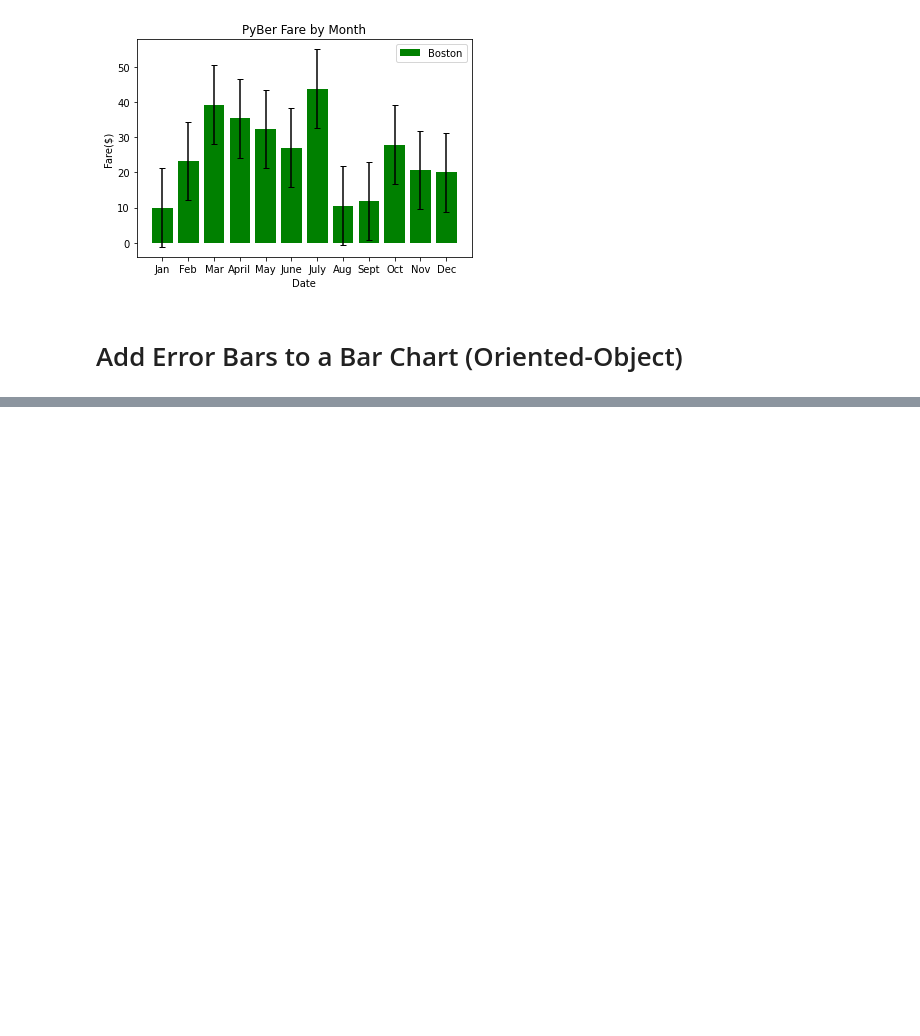
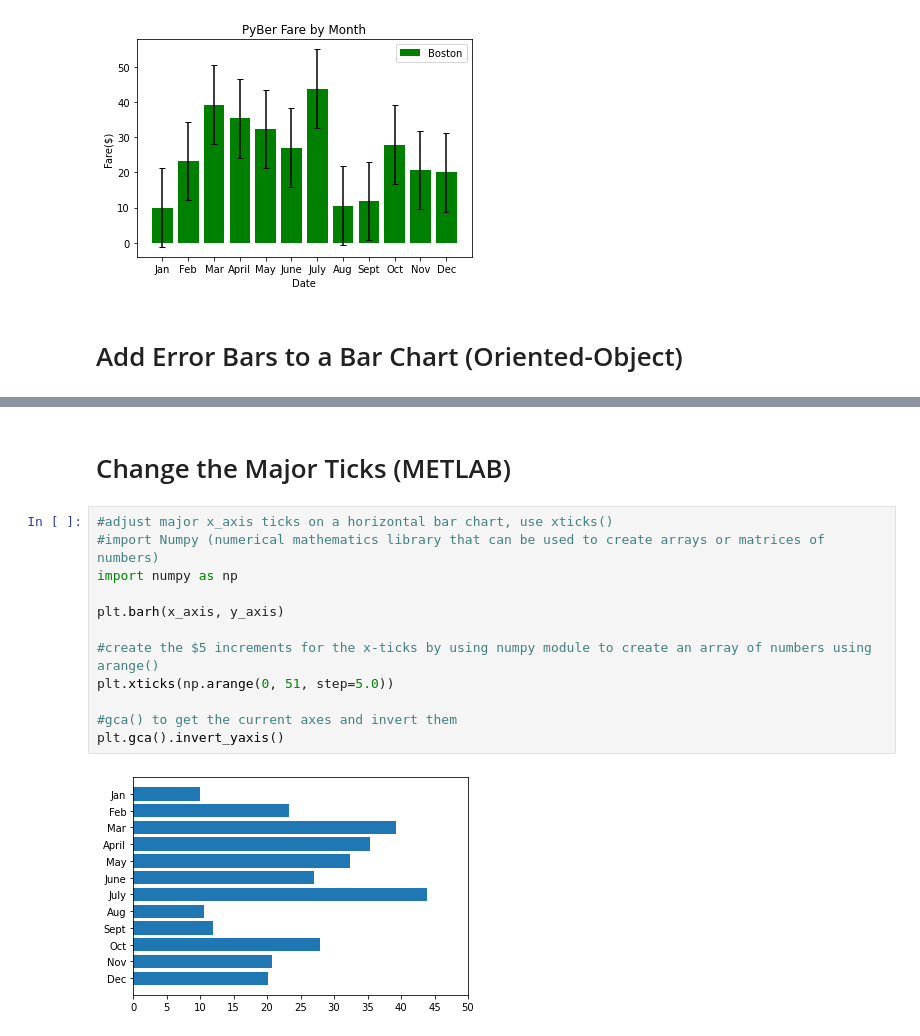
Before and after one commit to piathoi/PyBer_Analysis, a Jupyter notebook: matplotlib_practice2.ipynb, the cells around one changed output, grey strips where cells are left out. Cells and saved outputs as stored; diff of their text form; blank space fills up the shorter version.

```diff
--- a/matplotlib_practice2.ipynb
+++ b/matplotlib_practice2.ipynb
@@ -52,0 +59,16 @@ plt.legend()
+# %% [markdown]
+# Change the Major Ticks (METLAB)
+# %%
+#adjust major x_axis ticks on a horizontal bar chart, use xticks()
+#import Numpy (numerical mathematics library that can be used to create arrays or matrices of numbers)
+import numpy as np
+
+plt.barh(x_axis, y_axis)
+
+#create the $5 increments for the x-ticks by using numpy module to create an array of numbers using arange()
+plt.xticks(np.arange(0, 51, step=5.0))
+
+#gca() to get the current axes and invert them
+plt.gca().invert_yaxis()
+# %% [output]
+[figure, added]
```
Also changed, not shown: parts of 6 cells of this notebook.
